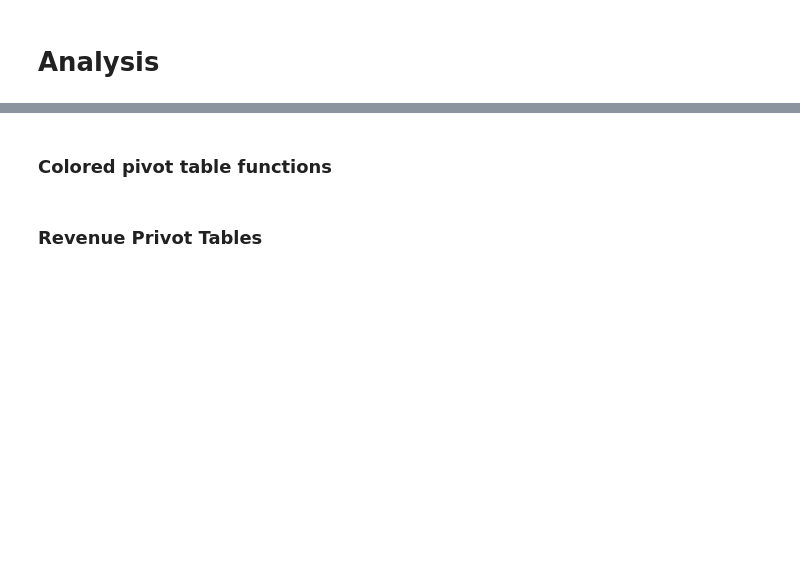
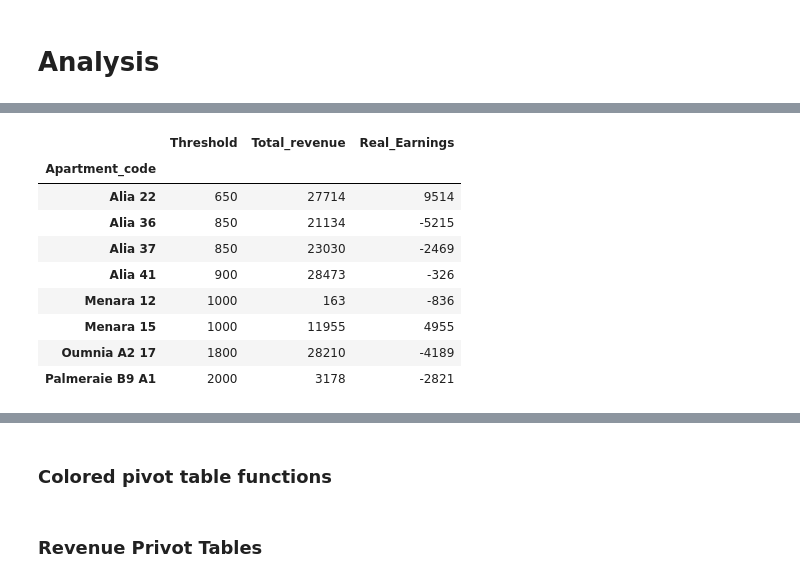
Before and after one commit to Alayadi-94/08-Rentals_Automated_Pipeline, a Jupyter notebook: testings.ipynb, the cells around one changed output, grey strips where cells are left out. Cells and saved outputs as stored; diff of their text form; code cells hidden in the pictures; blank space fills up the shorter version.

```diff
--- a/testings.ipynb
+++ b/testings.ipynb
@@ -192,0 +244,2 @@ plt.legend();
+# %%
+analysis_table = revenue_threshold()
@@ -192,0 +259,24 @@ plt.legend();
+# %%
+Number_of_months = []
+for code in analysis_table.index:
+    Number_of_months.append((revenue_pivot.loc[code] != 0).sum())
+
+analysis_table['Number_of_months'] = Number_of_months
+analysis_table['Total_threshold'] = analysis_table['Number_of_months']*analysis_table['Threshold']
+analysis_table['Total_revenue'] = revenue_pivot.sum(axis=1)
+analysis_table['Real_Earnings'] = analysis_table['Total_revenue']-analysis_table['Total_threshold']
+analysis_table.drop(columns=['Number_of_months', 'Total_threshold'], inplace=True)
+analysis_table = analysis_table.astype(int)
+# %%
+analysis_table
+# %% [output]
+|  | Threshold | Total_revenue | Real_Earnings |
+| Apartment_code |  |  |  |
+| Alia 22 | 650 | 27714 | 9514 |
+| Alia 36 | 850 | 21134 | -5215 |
+| Alia 37 | 850 | 23030 | -2469 |
+| Alia 41 | 900 | 28473 | -326 |
+| Menara 12 | 1000 | 163 | -836 |
+| Menara 15 | 1000 | 11955 | 4955 |
+| Oumnia A2 17 | 1800 | 28210 | -4189 |
+| Palmeraie B9 A1 | 2000 | 3178 | -2821 |
```
Also changed, not shown: parts of 54 cells of this notebook, 8 other files.
